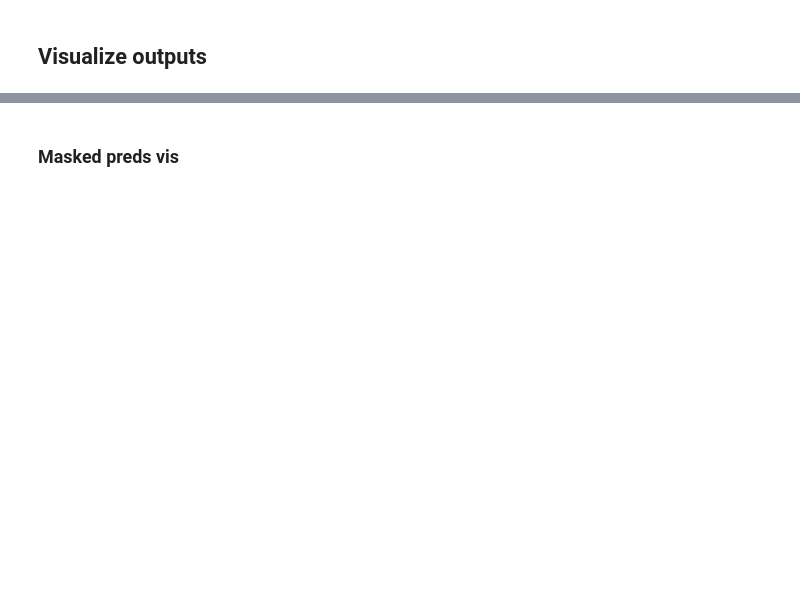
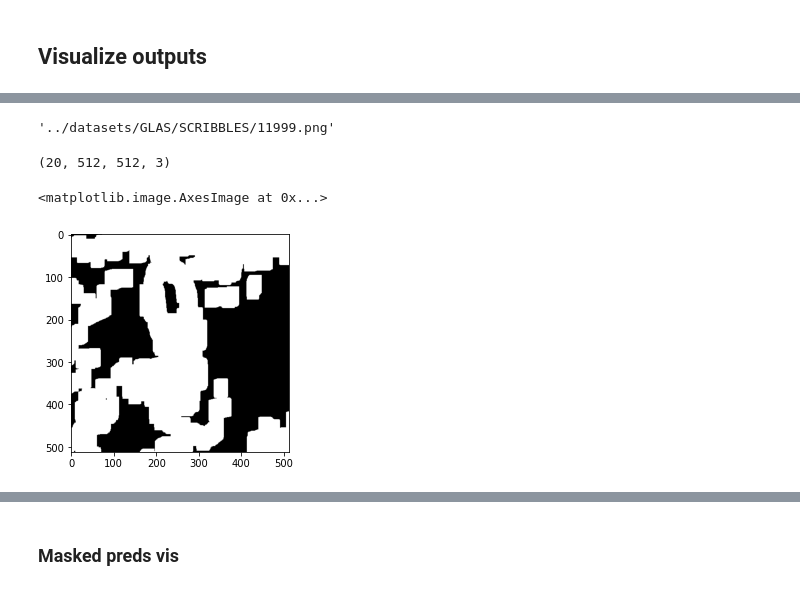
Before and after one commit to hasibzunair/masksup-segmentation, a Jupyter notebook: notebooks/visualize_outputs.ipynb, the cells around one changed output, grey strips where cells are left out. Drawn from its saved outputs; the diff is of its cells as text; code cells hidden in the pictures; blank space fills up the shorter version.

```diff
--- a/notebooks/visualize_outputs.ipynb
+++ b/notebooks/visualize_outputs.ipynb
@@ -147,0 +153,22 @@ def read_image_(path):
+# %%
+MASKED_PATH = "../datasets/GLAS/SCRIBBLES"
+MASKED_PATHS = sorted(glob.glob(MASKED_PATH + "/*.png"))[::-1][:1000]
+# %%
+MASKED_PATHS[0]
+# %% [output]
+'../datasets/GLAS/SCRIBBLES/11999.png'
+# %%
+images = []
+for i in range(20):
+    img = read_image(MASKED_PATHS[i])
+    images.append(img)
+
+images = np.array(images)
+images.shape
+# %% [output]
+(20, 512, 512, 3)
+# %%
+plt.imshow(images[0])
+# %% [output]
+<matplotlib.image.AxesImage at 0x...>
+[figure, added]
```
Also changed, not shown: parts of 18 cells of this notebook, 1 other file.
